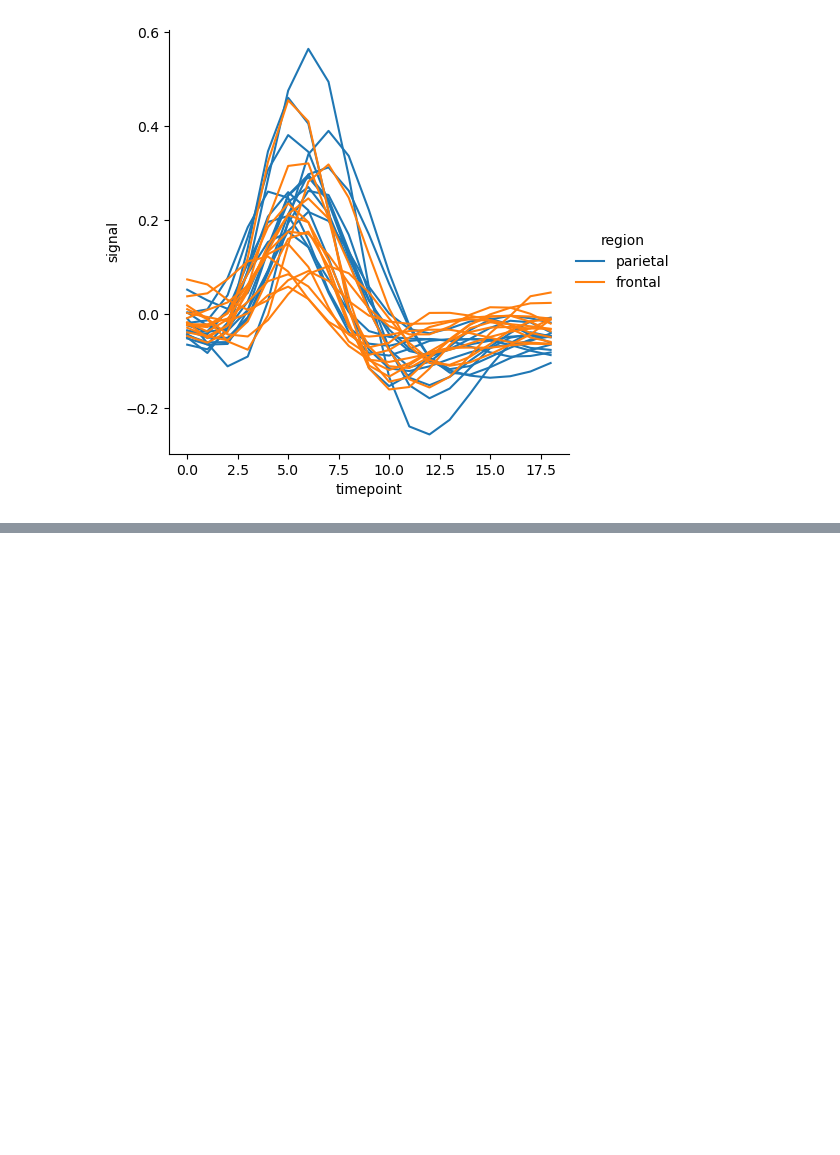
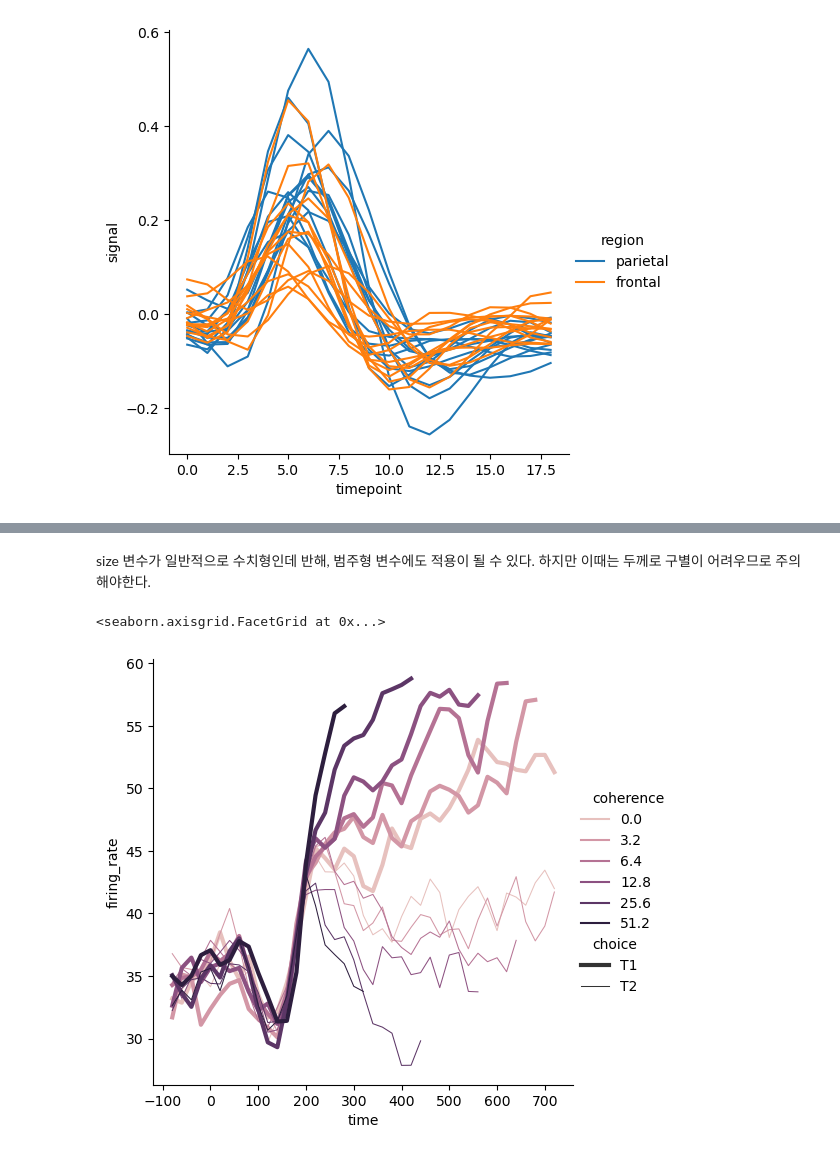
Before and after one commit to joo-none/Seaborn-tutorial, a Jupyter notebook: Seaborn_Tutorial_6-3.ipynb, the cells around one changed output, grey strips where cells are left out. Drawn from its saved outputs; the diff is of its cells as text; code cells hidden in the pictures; blank space fills up the shorter version.

```diff
--- a/Seaborn_Tutorial_6-3.ipynb
+++ b/Seaborn_Tutorial_6-3.ipynb
@@ -116,0 +143,9 @@ sns.relplot(
+# %%
+from matplotlib.colors import LogNorm
+palette = sns.cubehelix_palette(light=.7, n_colors=6)
+sns.relplot(
+    data=dots.query("coherence > 0"), kind="line",
+    x="time", y="firing_rate",
+    hue="coherence", style="choice",
+    hue_norm=LogNorm(),
+)
@@ -116,0 +164,11 @@ sns.relplot(
+# %% [markdown]
+size 변수가 일반적으로 수치형인데 반해, 범주형 변수에도 적용이 될 수 있다. 하지만 이때는 두께로 구별이 어려우므로 주의해야한다.
+# %%
+sns.relplot(
+    data=dots, kind="line",
+    x="time", y="firing_rate",
+    hue="coherence", size="choice", palette=palette,
+)
+# %% [output]
+<seaborn.axisgrid.FacetGrid at 0x...>
+[figure, added]
```
Also changed, not shown: parts of 11 cells of this notebook.
